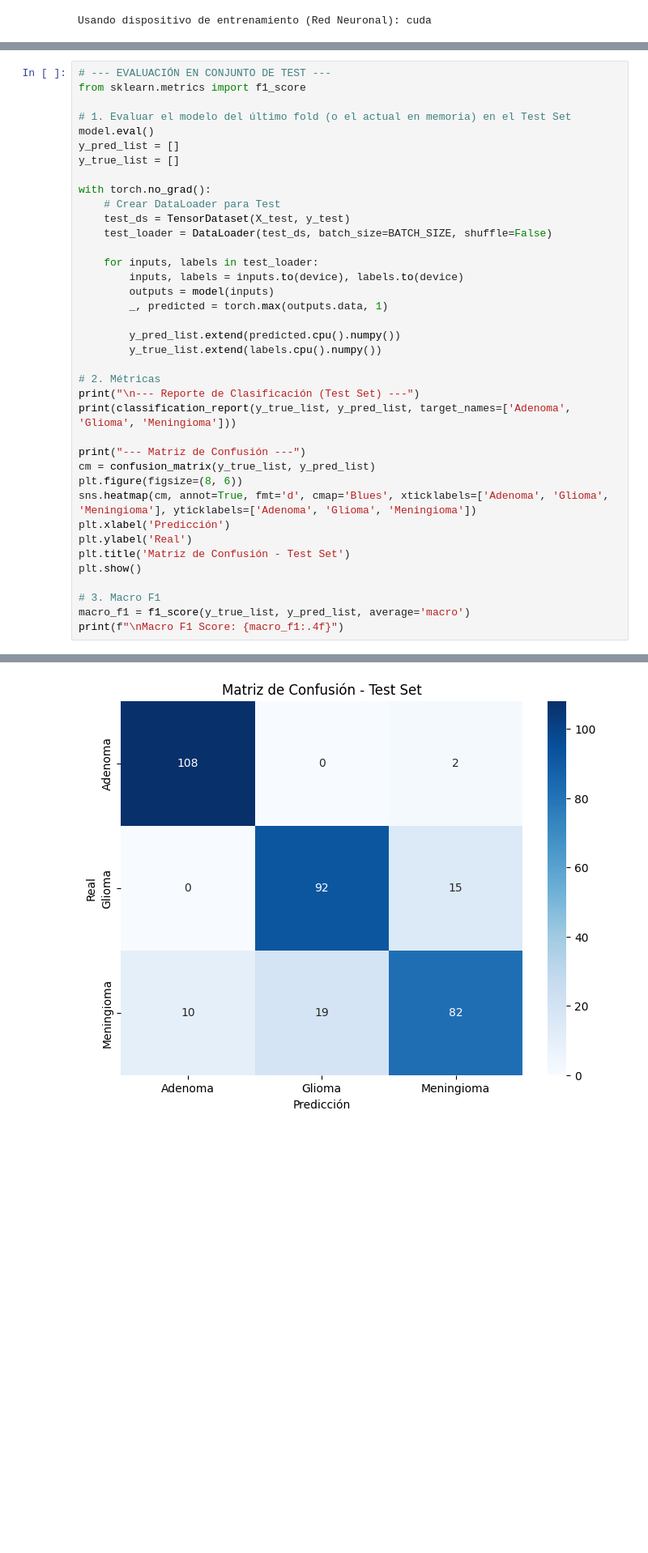
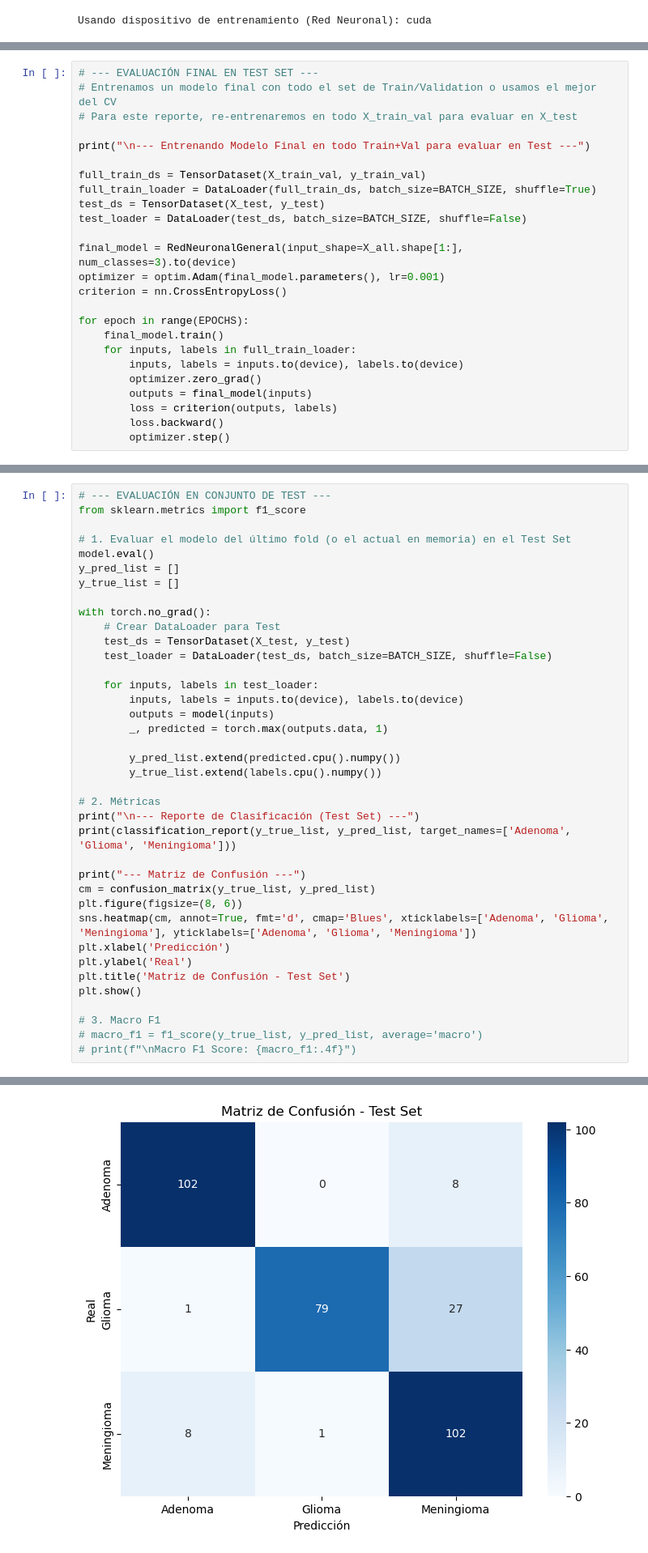
Before and after one commit to EduMunG/Reconocimiento-de-Tumores-Cerebrales, a Jupyter notebook: Proyecto/Codigo/Propuestas/propuestaExtra.ipynb, the cells around one changed output, grey strips where cells are left out. Shown at 81% size. Drawn from its saved outputs; the diff is of its cells as text; blank space fills up the shorter version.

Commit message:
Entrenamiento final antes de evaluar en conjunto de prueba

```diff
--- a/Proyecto/Codigo/Propuestas/propuestaExtra.ipynb
+++ b/Proyecto/Codigo/Propuestas/propuestaExtra.ipynb
@@ -572,3 +572,28 @@ Se muestran:
 1. Matriz de Confusión.
 2. Reporte de Clasificación.
 3. F1-Score (Macro).
+# %%
+# --- EVALUACIÓN FINAL EN TEST SET ---
+# Entrenamos un modelo final con todo el set de Train/Validation o usamos el mejor del CV
+# Para este reporte, re-entrenaremos en todo X_train_val para evaluar en X_test
+
+print("\n--- Entrenando Modelo Final en todo Train+Val para evaluar en Test ---")
+
+full_train_ds = TensorDataset(X_train_val, y_train_val)
+full_train_loader = DataLoader(full_train_ds, batch_size=BATCH_SIZE, shuffle=True)
+test_ds = TensorDataset(X_test, y_test)
+test_loader = DataLoader(test_ds, batch_size=BATCH_SIZE, shuffle=False)
+
+final_model = RedNeuronalGeneral(input_shape=X_all.shape[1:], num_classes=3).to(device)
+optimizer = optim.Adam(final_model.parameters(), lr=0.001)
+criterion = nn.CrossEntropyLoss()
+
+for epoch in range(EPOCHS):
+    final_model.train()
+    for inputs, labels in full_train_loader:
+        inputs, labels = inputs.to(device), labels.to(device)
+        optimizer.zero_grad()
+        outputs = final_model(inputs)
+        loss = criterion(outputs, labels)
+        loss.backward()
+        optimizer.step()
@@ -608,8 +635,8 @@ plt.title('Matriz de Confusión - Test Set')
 plt.show()
 
 # 3. Macro F1
-macro_f1 = f1_score(y_true_list, y_pred_list, average='macro')
-print(f"\nMacro F1 Score: {macro_f1:.4f}")
+# macro_f1 = f1_score(y_true_list, y_pred_list, average='macro')
+# print(f"\nMacro F1 Score: {macro_f1:.4f}")
 # %% [output]
 --- Reporte de Clasificación (Test Set) ---
               precision    recall  f1-score   support
@@ -624,3 +651,3 @@ weighted avg       0.86      0.86      0.86       328
 
 --- Matriz de Confusión ---
-[figure, old version]
+[figure, new version]
```
Also changed, not shown: parts of 3 cells of this notebook, 1 other file.
